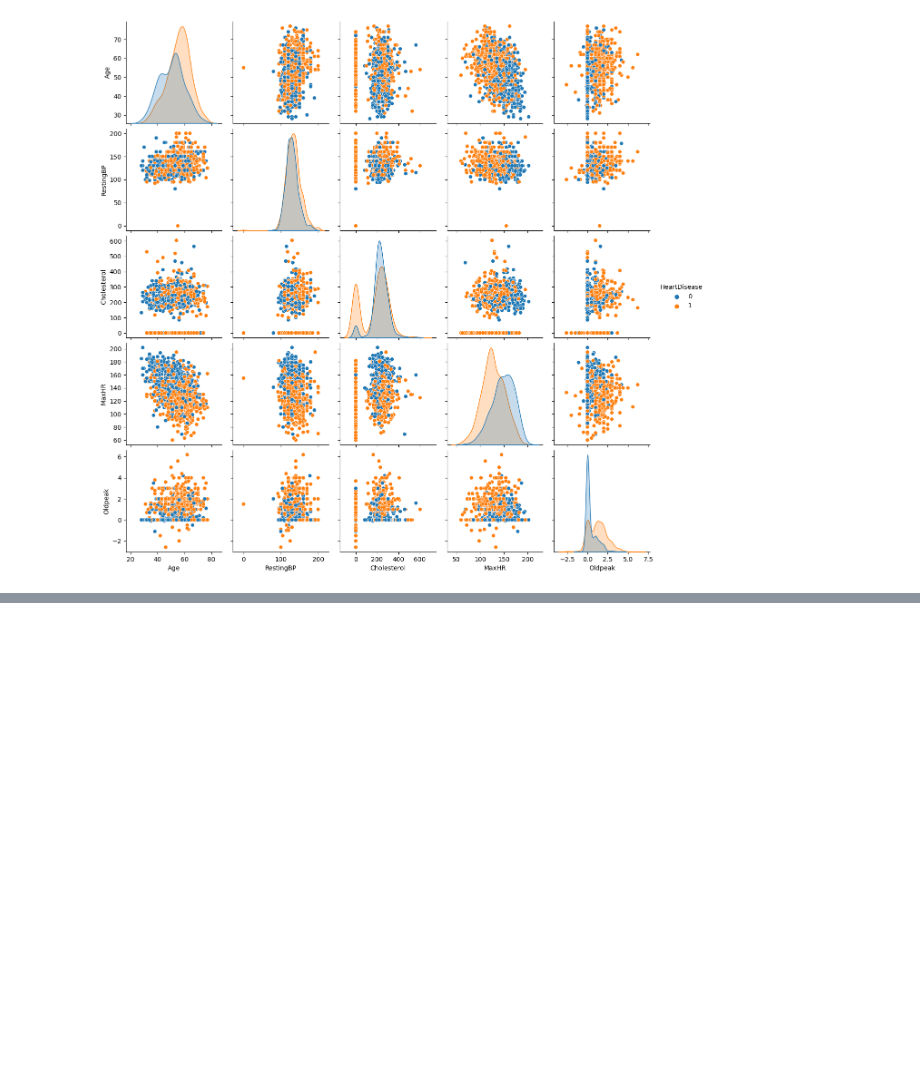
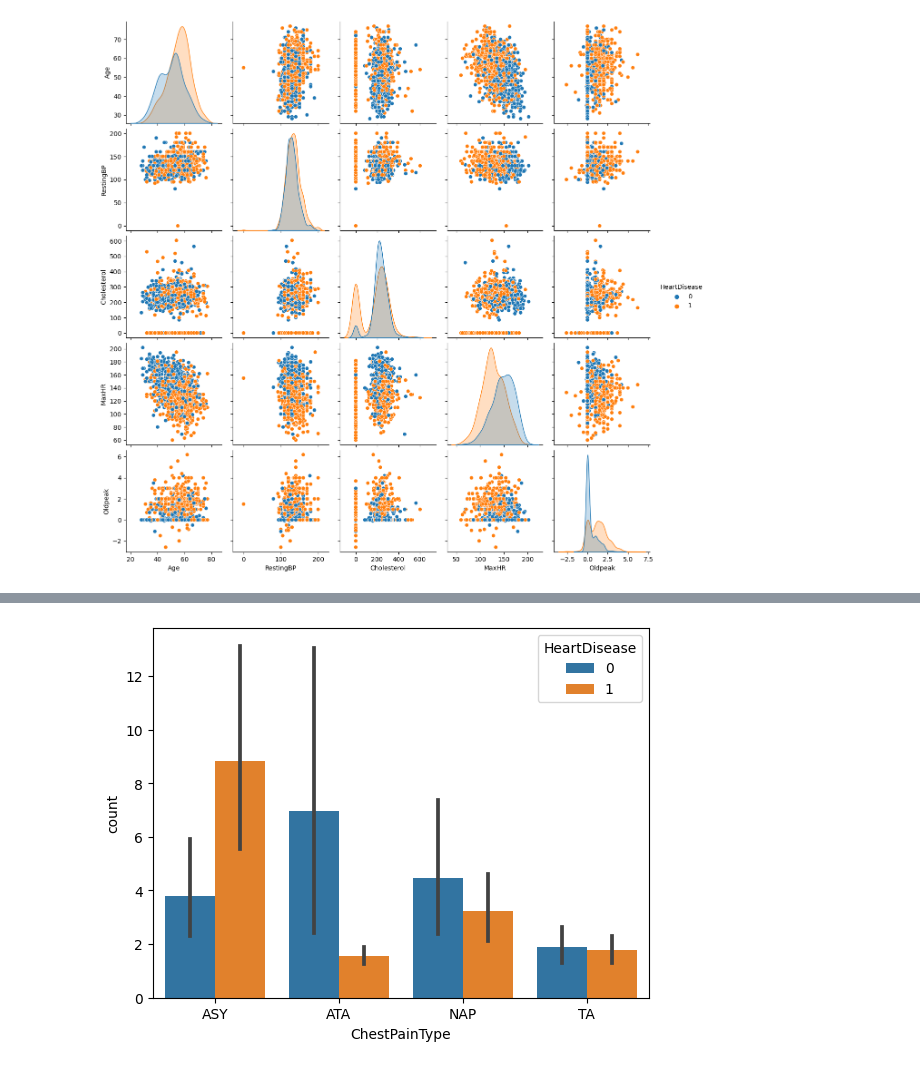
Before and after one commit to HG13BB/asl_heart_failure_mc, a Jupyter notebook: notebooks/heart_failure_nn_Henry.ipynb, the cells around one changed output, grey strips where cells are left out. Saved outputs shown, nothing was run; the diff lists cells and outputs as text; code cells hidden in the pictures; blank space fills up the shorter version.

```diff
--- a/notebooks/heart_failure_nn_Henry.ipynb
+++ b/notebooks/heart_failure_nn_Henry.ipynb
@@ -77,0 +111,4 @@ df[string_col]=df[string_col].astype("string")
+# %%
+plot_cat(df_cat.columns[1])
+# %% [output]
+[figure, added]
```
Also changed, not shown: parts of 16 cells of this notebook.
